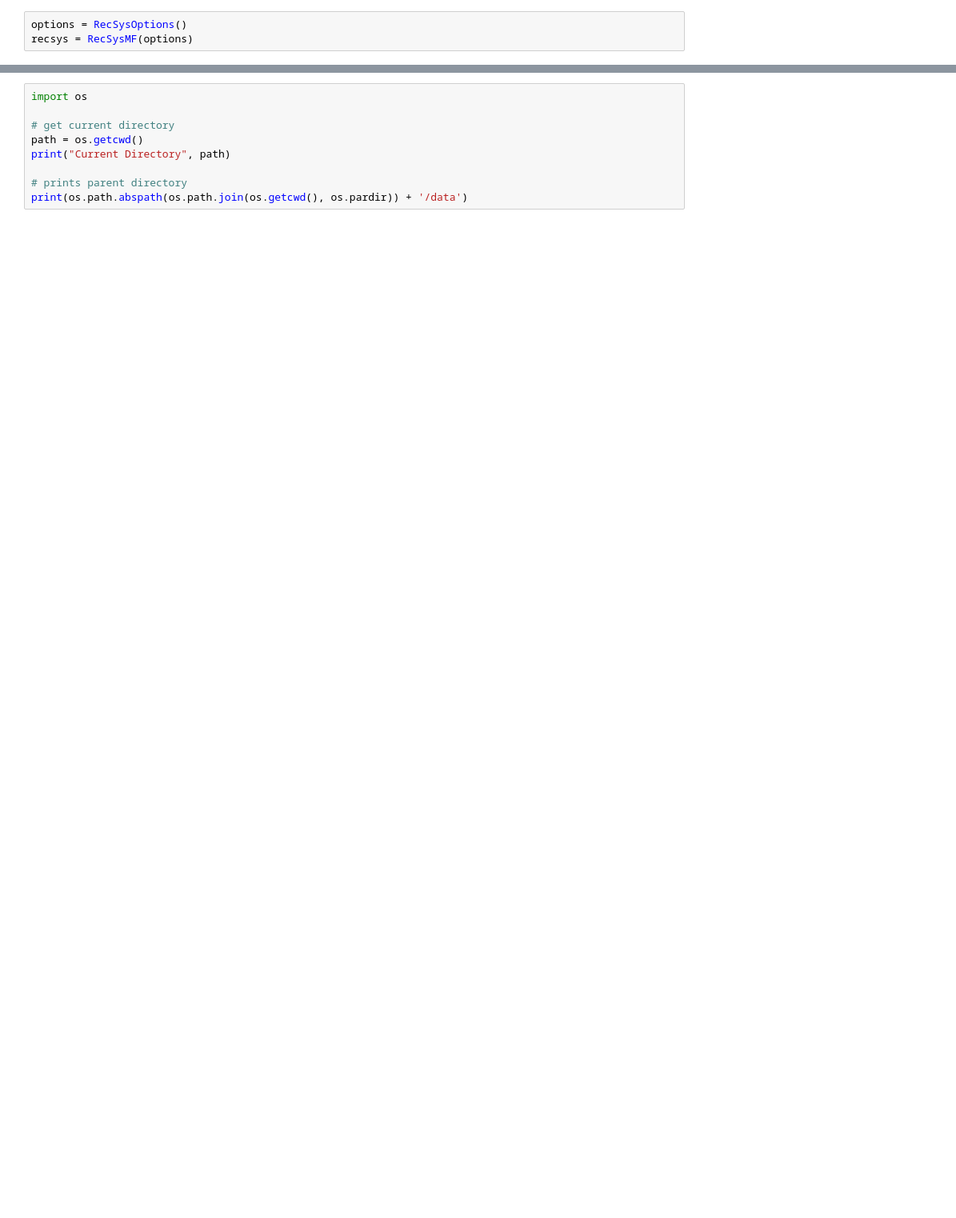
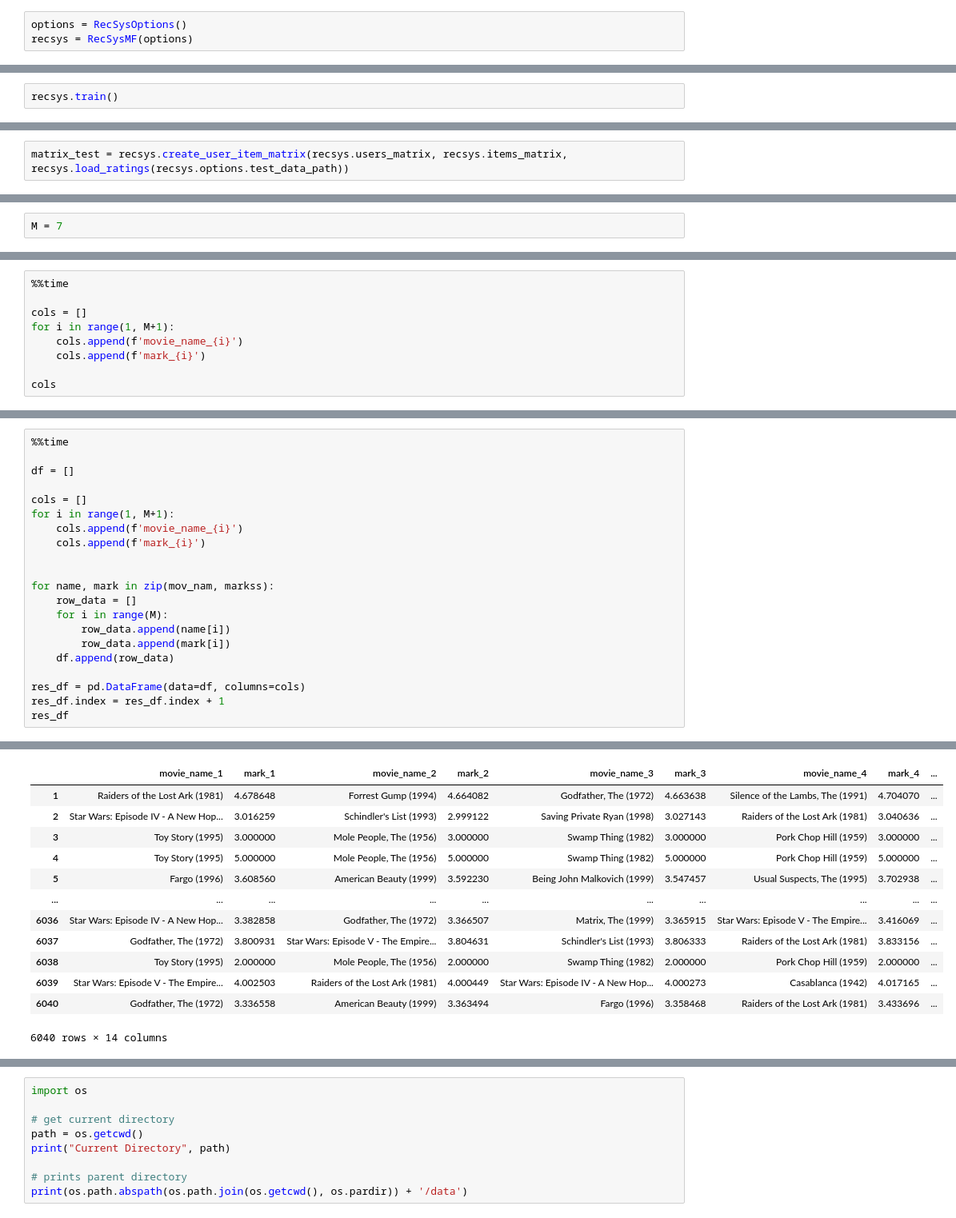
Before and after one commit to nikitalotts/recsys-mf, a Jupyter notebook: model/model_building.ipynb, the cells around one changed output, grey strips where cells are left out. Shown at 80% size. Cells and saved outputs as stored; diff of their text form; blank space fills up the shorter version.

```diff
--- a/model/model_building.ipynb
+++ b/model/model_building.ipynb
@@ -176,0 +315,2 @@ options.users_data_path
+# %%
+recsys.train()
@@ -176,0 +348,2 @@ options.users_data_path
+# %%
+matrix_test = recsys.create_user_item_matrix(recsys.users_matrix, recsys.items_matrix, recsys.load_ratings(recsys.options.test_data_path))
@@ -176,0 +445,2 @@ options.users_data_path
+# %%
+M = 7
@@ -176,0 +521,9 @@ options.users_data_path
+# %%
+%%time
+
+cols = []
+for i in range(1, M+1):
+    cols.append(f'movie_name_{i}')
+    cols.append(f'mark_{i}')
+
+cols
@@ -176,0 +547,22 @@ options.users_data_path
+# %%
+%%time
+
+df = []
+
+cols = []
+for i in range(1, M+1):
+    cols.append(f'movie_name_{i}')
+    cols.append(f'mark_{i}')
+
+
+for name, mark in zip(mov_nam, markss):
+    row_data = []
+    for i in range(M):
+        row_data.append(name[i])
+        row_data.append(mark[i])
+    df.append(row_data)
+
+res_df = pd.DataFrame(data=df, columns=cols)
+res_df.index = res_df.index + 1
+res_df
+# %% [output]
@@ -176,0 +571,13 @@ options.users_data_path
+|  | movie_name_1 | mark_1 | movie_name_2 | mark_2 | movie_name_3 | mark_3 | movie_name_4 | mark_4 | ... |
+| 1 | Raiders of the Lost Ark (1981) | 4.678648 | Forrest Gump (1994) | 4.664082 | Godfather, The (1972) | 4.663638 | Silence of the Lambs, The (1991) | 4.704070 | ... |
+| 2 | Star Wars: Episode IV - A New Hop... | 3.016259 | Schindler's List (1993) | 2.999122 | Saving Private Ryan (1998) | 3.027143 | Raiders of the Lost Ark (1981) | 3.040636 | ... |
+| 3 | Toy Story (1995) | 3.000000 | Mole People, The (1956) | 3.000000 | Swamp Thing (1982) | 3.000000 | Pork Chop Hill (1959) | 3.000000 | ... |
+| 4 | Toy Story (1995) | 5.000000 | Mole People, The (1956) | 5.000000 | Swamp Thing (1982) | 5.000000 | Pork Chop Hill (1959) | 5.000000 | ... |
+| 5 | Fargo (1996) | 3.608560 | American Beauty (1999) | 3.592230 | Being John Malkovich (1999) | 3.547457 | Usual Suspects, The (1995) | 3.702938 | ... |
+| ... | ... | ... | ... | ... | ... | ... | ... | ... | ... |
+| 6036 | Star Wars: Episode IV - A New Hop... | 3.382858 | Godfather, The (1972) | 3.366507 | Matrix, The (1999) | 3.365915 | Star Wars: Episode V - The Empire... | 3.416069 | ... |
+| 6037 | Godfather, The (1972) | 3.800931 | Star Wars: Episode V - The Empire... | 3.804631 | Schindler's List (1993) | 3.806333 | Raiders of the Lost Ark (1981) | 3.833156 | ... |
+| 6038 | Toy Story (1995) | 2.000000 | Mole People, The (1956) | 2.000000 | Swamp Thing (1982) | 2.000000 | Pork Chop Hill (1959) | 2.000000 | ... |
+| 6039 | Star Wars: Episode V - The Empire... | 4.002503 | Raiders of the Lost Ark (1981) | 4.000449 | Star Wars: Episode IV - A New Hop... | 4.000273 | Casablanca (1942) | 4.017165 | ... |
+| 6040 | Godfather, The (1972) | 3.336558 | American Beauty (1999) | 3.363494 | Fargo (1996) | 3.358468 | Raiders of the Lost Ark (1981) | 3.433696 | ... |
+6040 rows × 14 columns
```
Also changed, not shown: parts of 70 cells of this notebook, 2 other files.
